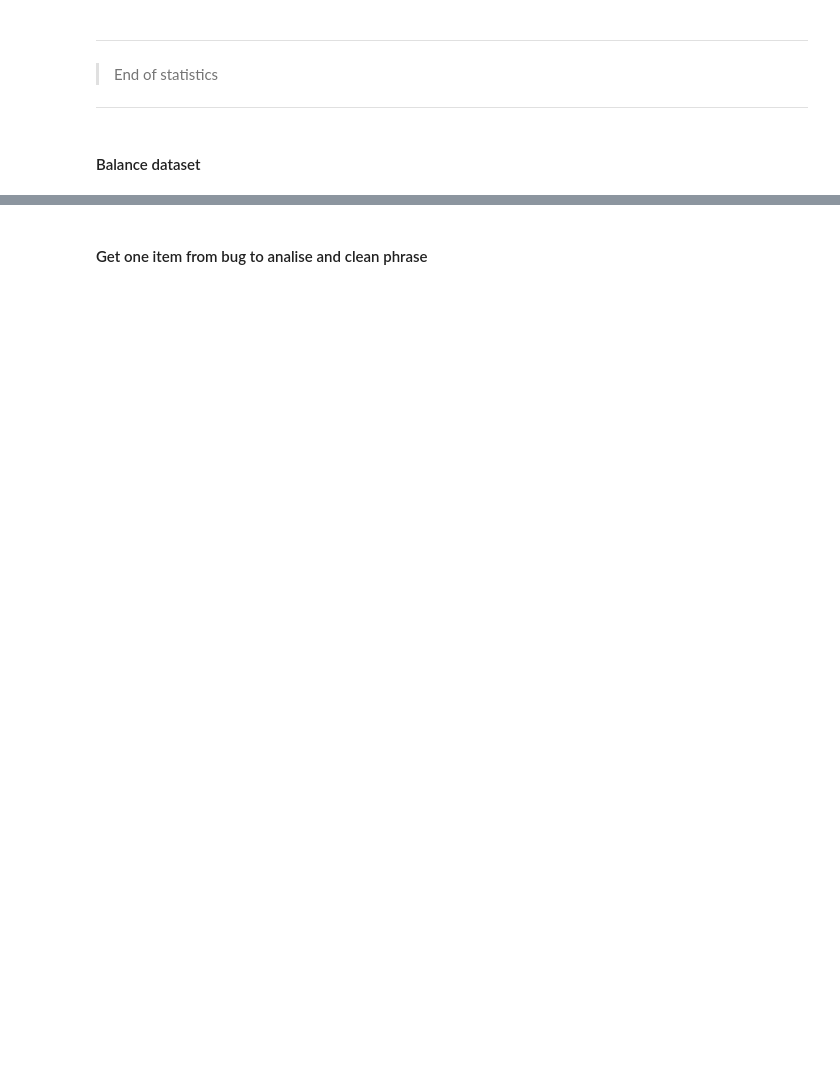
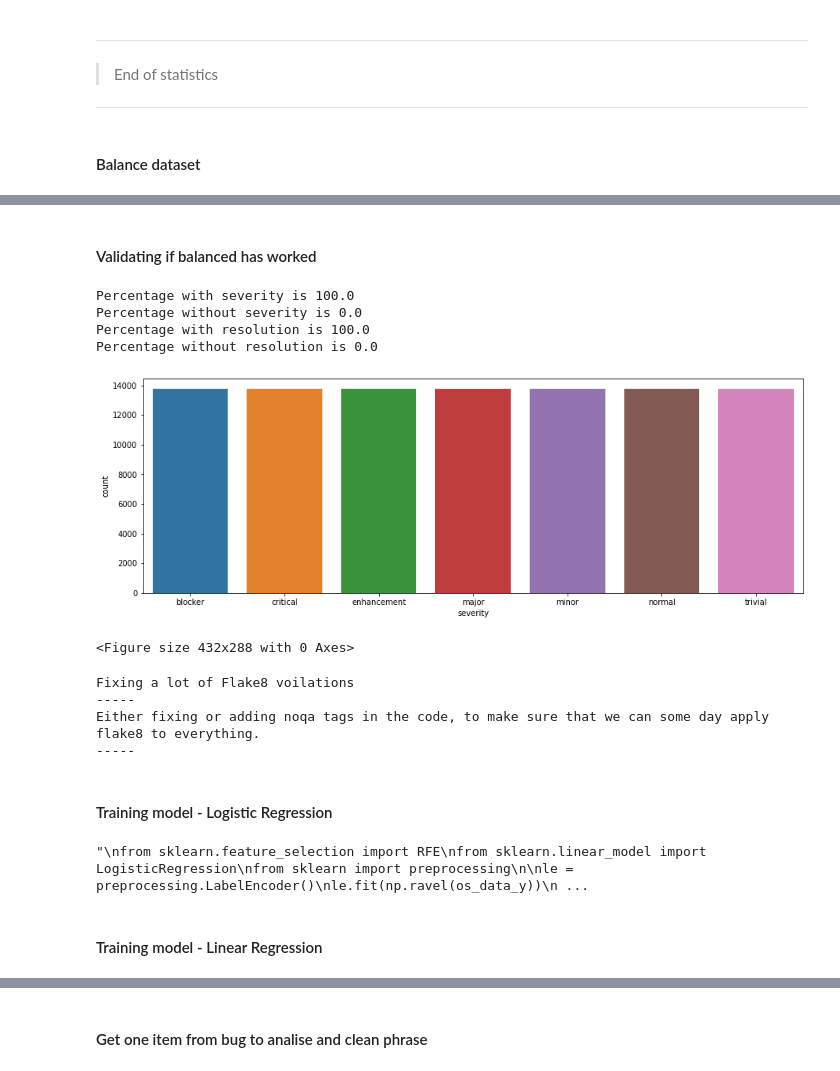
Before and after one commit to mateusragazzi/bug-helper, a Jupyter notebook: main.ipynb, the cells around one changed output, grey strips where cells are left out. Drawn from its saved outputs; the diff is of its cells as text; code cells hidden in the pictures; blank space fills up the shorter version.

```diff
--- a/main.ipynb
+++ b/main.ipynb
@@ -294,0 +191,74 @@ normal
+# %%
+baseDataFrame = baseDataFrame[~baseDataFrame['last_resolved'].isnull()]
+baseDataFrame = baseDataFrame[~baseDataFrame['severity'].isnull()]
+
+y = baseDataFrame.severity
+
+from imblearn.under_sampling import RandomUnderSampler
+ros = RandomUnderSampler()
+
+X_resampled, y_resampled = ros.fit_sample(baseDataFrame, y)
+os_data_X = pd.DataFrame(data=X_resampled, columns=baseDataFrame.columns)
+os_data_y= pd.DataFrame(data=y_resampled, columns=['severity'])
+
+baseDataFrame = pd.DataFrame(X_resampled, columns=baseDataFrame.columns)
+# %% [markdown]
+#### Validating if balanced has worked
+# %%
+calculatePercentageOfSeverity(baseDataFrame)
+calculatePercentageOfResolutionDate(baseDataFrame)
+
+plt.figure(figsize=(15,5))
+ax = sns.countplot(x="severity", data=baseDataFrame)
+plt.show()
+plt.savefig('issue_count')
+# %% [output]
+Percentage with severity is 100.0
+Percentage without severity is 0.0
+Percentage with resolution is 100.0
+Percentage without resolution is 0.0
+[figure, added]
+<Figure size 432x288 with 0 Axes>
+# %%
+print(bugDataFrame.iloc[7279]['summary'])
+print('-----')
+print(bugDataFrame.iloc[7279]['description'])
+print('-----')
+# %% [output]
+Fixing a lot of Flake8 voilations
+-----
+Either fixing or adding noqa tags in the code, to make sure that we can some day apply flake8 to everything.
+-----
+# %% [markdown]
+#### Training model - Logistic Regression
+# %%
+"""
+from sklearn.feature_selection import RFE
+from sklearn.linear_model import LogisticRegression
+from sklearn import preprocessing
+
+le = preprocessing.LabelEncoder()
+le.fit(np.ravel(os_data_y))
+os_data_y = le.transform(np.ravel(os_data_y))
+
+
+X = data_final.loc[:, data_final.columns != 'y']
+y = data_final.loc[:, data_final.columns == 'y']
+
+X_train, X_test, y_train, y_test = train_test_split(X, y, test_size=0.3, random_state=0)
+columns = X_train.columns
+
+le.fit(os_data_X['source'])
+os_data_X['source'] = le.transform(os_data_X['source'])
+
+logreg = LogisticRegression()
+rfe = RFE(logreg, 20)
+rfe = rfe.fit(os_data_X, os_data_y)
+
+print(le.support_)
+print(le.ranking_)
+"""
+# %% [output]
+"\nfrom sklearn.feature_selection import RFE\nfrom sklearn.linear_model import LogisticRegression\nfrom sklearn import preprocessing\n\nle = preprocessing.LabelEncoder()\nle.fit(np.ravel(os_data_y))\n ...
+# %% [markdown]
+#### Training model - Linear Regression
```
Also changed, not shown: parts of 29 cells of this notebook.
